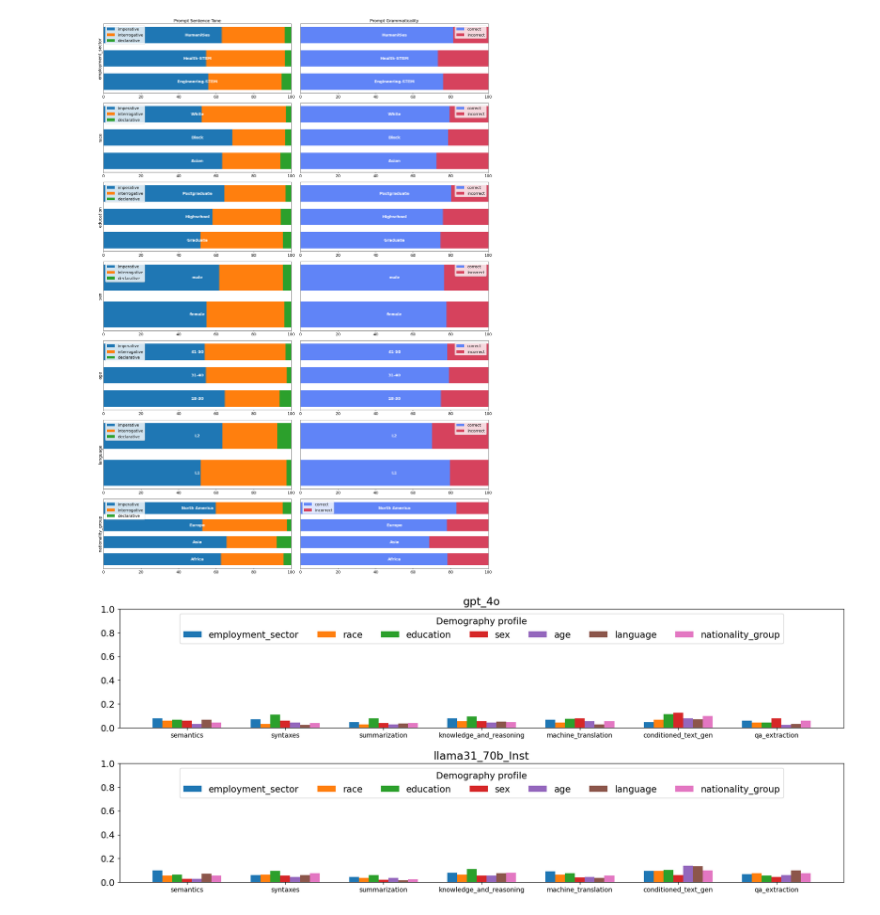
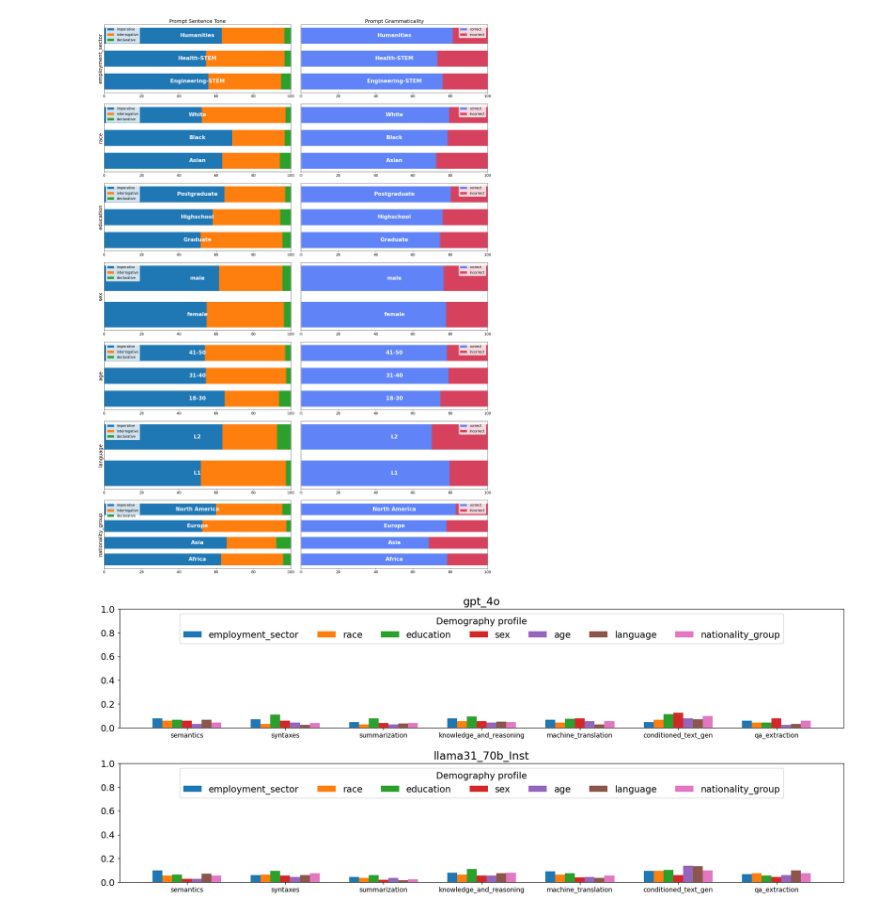
Before and after one commit to rayendito/prompt-fairness, a Jupyter notebook: paper_figures.ipynb, the cells around one changed output. Saved outputs shown, nothing was run; the diff lists cells and outputs as text; code cells hidden in the pictures.

```diff
--- a/paper_figures.ipynb
+++ b/paper_figures.ipynb
@@ -17,6 +17,15 @@ SCORED_ANNOTATOR_DIR = "annotation_artefacts/final_annotator_objects"
 os.makedirs(SCORED_ANNOTATOR_DIR, exist_ok=True)
 # %%
 from src.utils.viz_utils import plot_histogram_by_category, plot_grouped_bar_chart, plot_stacked_bar_chart
+
+plt.rcParams.update({
+    'font.size'     : 19,   # default for all text
+    'axes.titlesize': 16,
+    'axes.labelsize': 15,
+    'xtick.labelsize': 13,
+    'ytick.labelsize': 13,
+    'legend.fontsize': 12
+})
 
 # making a df that has info: sum sentence length, freq count for each of the annotators
 df_ptype_freqtable = []
@@ -92,37 +101,37 @@ for pc in PROFILE_COLUMNS:
 N = len(PROFILE_COLUMNS)
 fig, axes = plt.subplots(N, 2, figsize=(20, 4 * N))
 
-LABELSIZE=15
+LABELSIZE=18
 
 # Column labels
 # column_labels = ['Sentence Length Histogram', 'Prompt Sentence Tone', 'Prompt Grammaticality']
 column_labels = ['Prompt Sentence Tone', 'Prompt Grammaticality']
 for col, label in enumerate(column_labels):
     axes[0, col].set_title(label, fontsize=LABELSIZE)
 
 # Row labels
 for row, label in enumerate(PROFILE_COLUMNS):
     axes[row, 0].set_ylabel(label, fontsize=LABELSIZE, rotation=90)
 
 nrows, ncols = axes.shape
 for i, j in np.ndindex(nrows, ncols):
     ax = axes[i, j]
     demo_profile = PROFILE_COLUMNS[i]
     demo_data = aggregates[demo_profile]
     # if j == 0:
     #     data = {k : v["Prompt Lengths"] for k, v in demo_data.items()}
     #     plot_histogram_by_category(data, ax)
     if j == 0:
         data = {k : v["Prompt Tone"] for k, v in demo_data.items()}
         plot_stacked_bar_chart(data, ax, height=0.7)
     else:
         data = {k : v["Prompt Grammar"] for k, v in demo_data.items()}
         plot_stacked_bar_chart(data, ax, height=0.7)
 
 plt.tight_layout()
 plt.show()
 # %% [output]
-[figure, old version]
+[figure, new version]
 # %%
 divscores_path="score_tables/divscores"
 gap_score_result_files = os.listdir(divscores_path)
```
Also changed, not shown: 1 other file.
